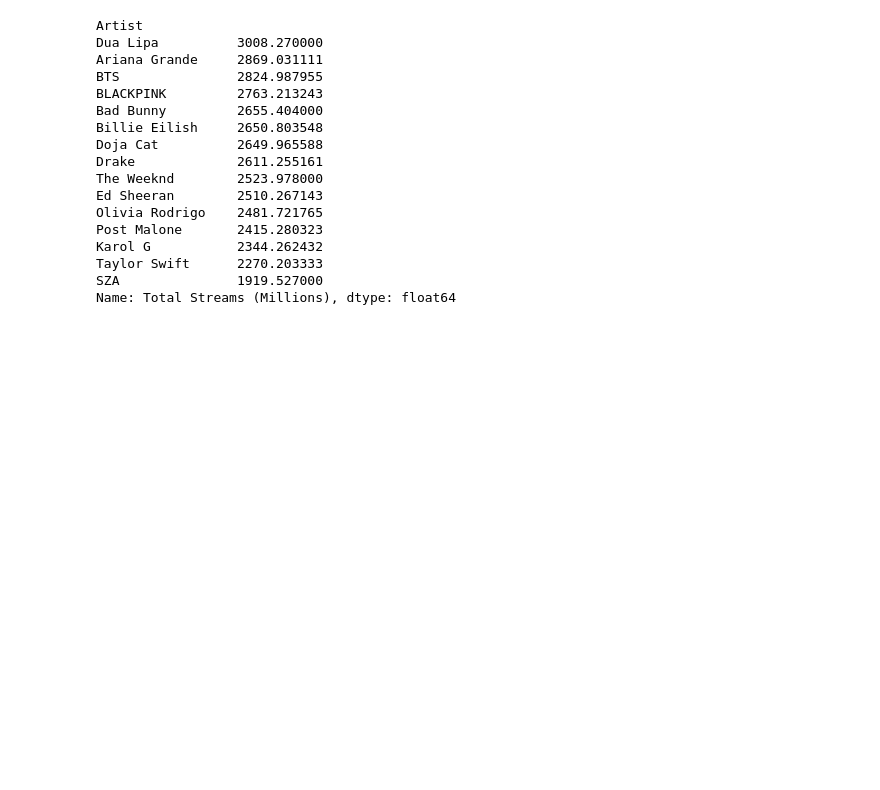
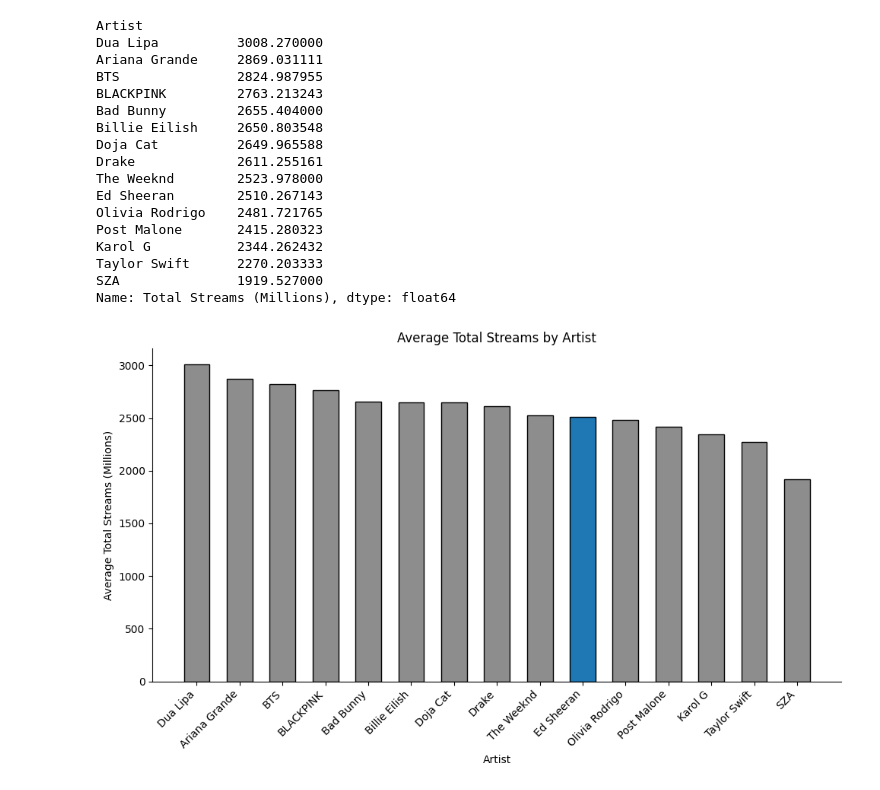
Before and after one commit to Bach6969/learning_plots_bach, a Jupyter notebook: notebooks/visualisation_practice.ipynb, the cells around one changed output. Cells and saved outputs as stored; diff of their text form; code cells hidden in the pictures; blank space fills up the shorter version.

```diff
--- a/notebooks/visualisation_practice.ipynb
+++ b/notebooks/visualisation_practice.ipynb
@@ -93,3 +93,23 @@ Karol G           2344.262432
 Taylor Swift      2270.203333
 SZA               1919.527000
 Name: Total Streams (Millions), dtype: float64
+# %%
+plt.figure(figsize=(10, 6))
+
+special_artist = "Ed Sheeran"
+colors = ["#1f77b4" if artist == special_artist else "#8d8d8d" for artist in avg_artist_streams.index]
+
+plt.bar(avg_artist_streams.index, avg_artist_streams.values, color=colors, edgecolor="black", width=0.6)
+ax = plt.gca()
+ax.spines["top"].set_visible(False)
+ax.spines["right"].set_visible(False)
+
+plt.xlabel("Artist")
+plt.ylabel("Average Total Streams (Millions)")
+plt.title("Average Total Streams by Artist")
+plt.xticks(rotation=45, ha="right")
+
+plt.tight_layout()
+plt.show()
+# %% [output]
+[figure, added]
```
